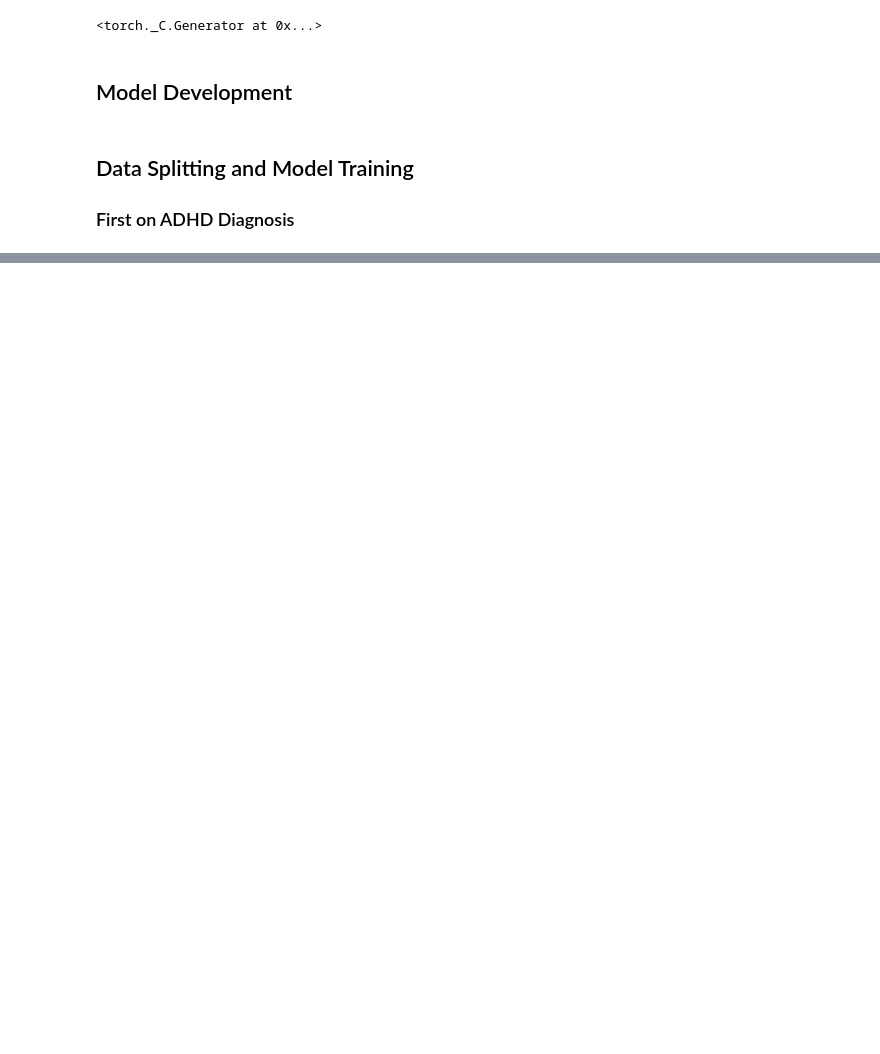
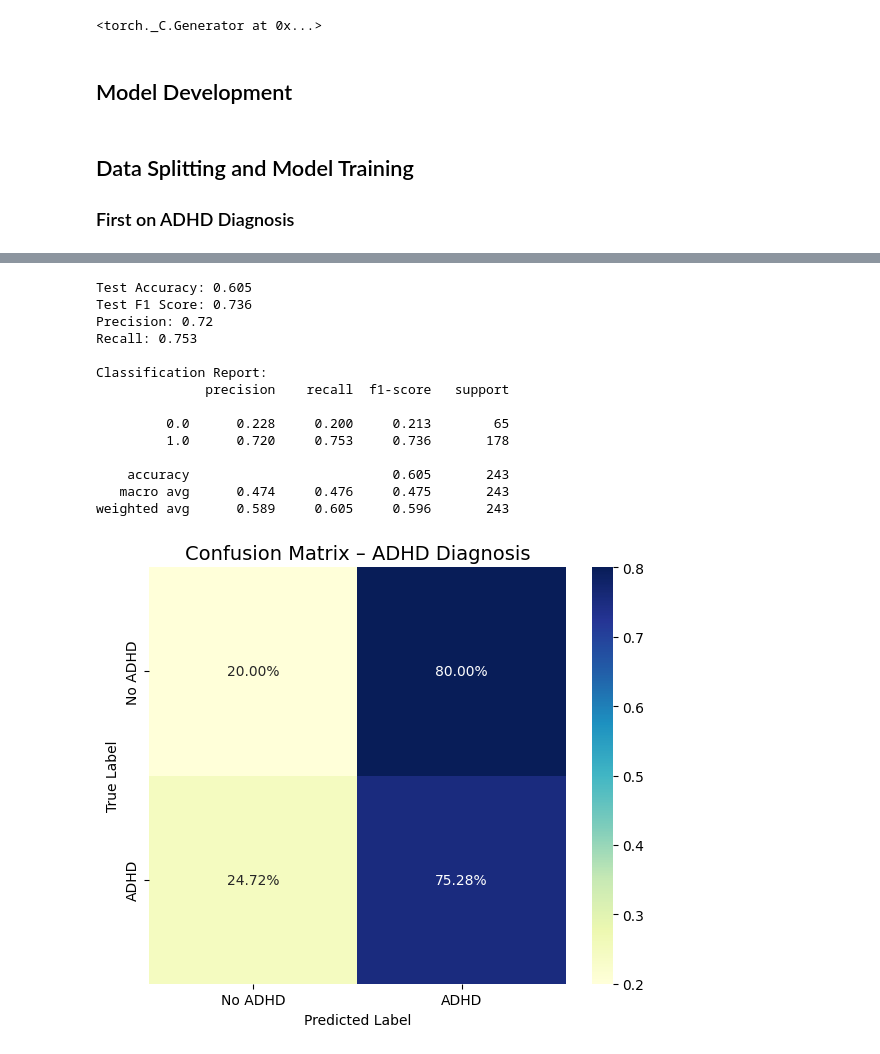
Before and after one commit to wendycarv/adhdDiagnosis, a Jupyter notebook: gnn_notebook.ipynb, the cells around one changed output, grey strips where cells are left out. Cells and saved outputs as stored; diff of their text form; code cells hidden in the pictures; blank space fills up the shorter version.

```diff
--- a/gnn_notebook.ipynb
+++ b/gnn_notebook.ipynb
@@ -345,0 +356,60 @@ weighted avg      0.571     0.531     0.548       243
+# %%
+# -----------------------------
+# this section was just modified from above
+# evaluate model on test data
+# -----------------------------
+
+# import missing sklearn metrics
+from sklearn.metrics import accuracy_score, f1_score, precision_score, recall_score, classification_report, confusion_matrix
+
+# define test_loader
+test_loader = DataLoader(X_test, batch_size=8, shuffle=False)
+
+# run predictions
+y_true, y_pred, y_probs = evaluate_model(model, test_loader)
+
+# calculate performance metrics
+acc = accuracy_score(y_true, y_pred)
+f1 = f1_score(y_true, y_pred)
+precision = precision_score(y_true, y_pred)
+recall = recall_score(y_true, y_pred)
+
+# print results
+print("Test Accuracy:", round(acc, 3))
+print("Test F1 Score:", round(f1, 3))
+print("Precision:", round(precision, 3))
+print("Recall:", round(recall, 3))
+
+print("\nClassification Report:")
+print(classification_report(y_true, y_pred, digits=3))
+
+# normalized confusion matrix
+cm = confusion_matrix(y_true, y_pred)
+cm_norm = cm / cm.sum(axis=1, keepdims=True)
+
+# plot confusion matrix
+plt.figure(figsize=(6, 5))
+sns.heatmap(cm_norm, annot=True, cmap="YlGnBu", fmt=".2%", square=True, cbar=True)
+plt.title("Confusion Matrix – ADHD Diagnosis", fontsize=14)
+plt.xlabel("Predicted Label")
+plt.ylabel("True Label")
+plt.xticks([0.5, 1.5], ["No ADHD", "ADHD"])
+plt.yticks([0.5, 1.5], ["No ADHD", "ADHD"])
+plt.tight_layout()
+plt.show()
+# %% [output]
+Test Accuracy: 0.605
+Test F1 Score: 0.736
+Precision: 0.72
+Recall: 0.753
+
+Classification Report:
+              precision    recall  f1-score   support
+
+         0.0      0.228     0.200     0.213        65
+         1.0      0.720     0.753     0.736       178
+
+    accuracy                          0.605       243
+   macro avg      0.474     0.476     0.475       243
+weighted avg      0.589     0.605     0.596       243
+[figure, added]
```
Also changed, not shown: parts of 9 cells of this notebook.
